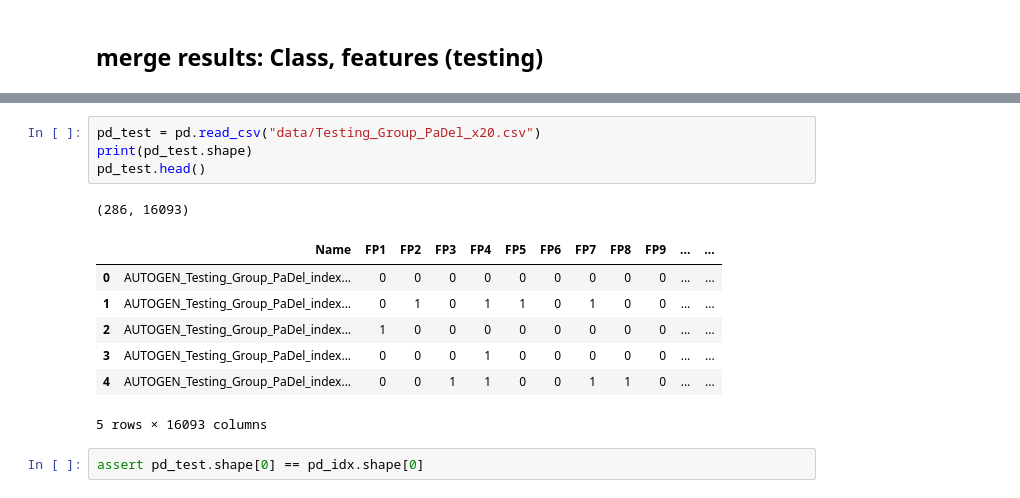
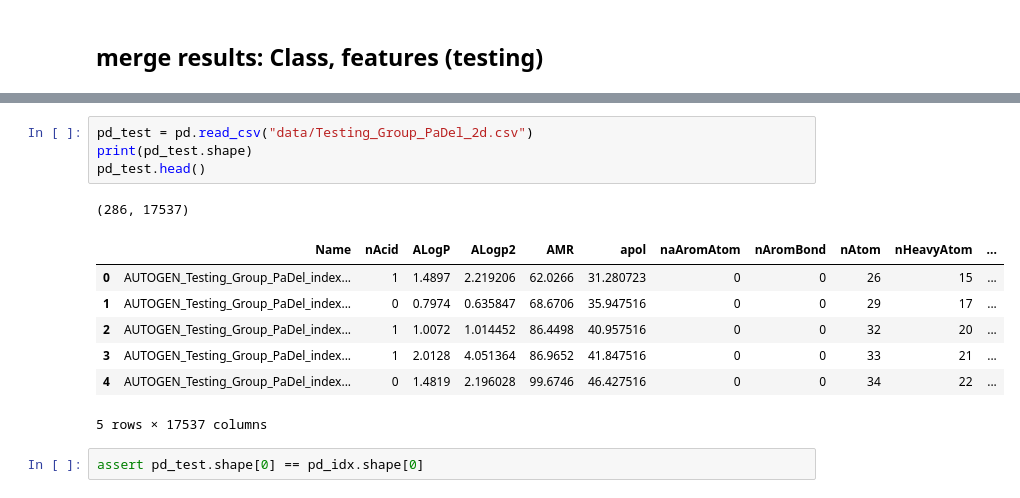
Before and after one commit to ongxuanhong/dili-drug-liver-interaction, a Jupyter notebook: 01.1_molecular.ipynb, the cells around one changed output, grey strips where cells are left out. Saved outputs shown, nothing was run; the diff lists cells and outputs as text.

```diff
--- a/01.1_molecular.ipynb
+++ b/01.1_molecular.ipynb
@@ -529,18 +533,18 @@ pd_idx.head()
 | 3 | C1CC2=CC=CC=C2C(C3=CC=CC=C31)NCCC... | Hepatotoxicity |
 | 4 | C1=CC=C(C=C1)CN2C3=CC=CC=C3C(=N2)... | Hepatotoxicity |
 # %%
-pd_test = pd.read_csv("data/Testing_Group_PaDel_x20.csv")
+pd_test = pd.read_csv("data/Testing_Group_PaDel_2d.csv")
 print(pd_test.shape)
 pd_test.head()
 # %% [output]
-(286, 16093)
+(286, 17537)
-|  | Name | FP1 | FP2 | FP3 | FP4 | FP5 | FP6 | FP7 | FP8 | FP9 | ... | ... |
-| 0 | AUTOGEN_Testing_Group_PaDel_index... | 0 | 0 | 0 | 0 | 0 | 0 | 0 | 0 | 0 | ... | ... |
-| 1 | AUTOGEN_Testing_Group_PaDel_index... | 0 | 1 | 0 | 1 | 1 | 0 | 1 | 0 | 0 | ... | ... |
-| 2 | AUTOGEN_Testing_Group_PaDel_index... | 1 | 0 | 0 | 0 | 0 | 0 | 0 | 0 | 0 | ... | ... |
-| 3 | AUTOGEN_Testing_Group_PaDel_index... | 0 | 0 | 0 | 1 | 0 | 0 | 0 | 0 | 0 | ... | ... |
-| 4 | AUTOGEN_Testing_Group_PaDel_index... | 0 | 0 | 1 | 1 | 0 | 0 | 1 | 1 | 0 | ... | ... |
+|  | Name | nAcid | ALogP | ALogp2 | AMR | apol | naAromAtom | nAromBond | nAtom | nHeavyAtom | ... |
+| 0 | AUTOGEN_Testing_Group_PaDel_index... | 1 | 1.4897 | 2.219206 | 62.0266 | 31.280723 | 0 | 0 | 26 | 15 | ... |
+| 1 | AUTOGEN_Testing_Group_PaDel_index... | 0 | 0.7974 | 0.635847 | 68.6706 | 35.947516 | 0 | 0 | 29 | 17 | ... |
+| 2 | AUTOGEN_Testing_Group_PaDel_index... | 1 | 1.0072 | 1.014452 | 86.4498 | 40.957516 | 0 | 0 | 32 | 20 | ... |
+| 3 | AUTOGEN_Testing_Group_PaDel_index... | 1 | 2.0128 | 4.051364 | 86.9652 | 41.847516 | 0 | 0 | 33 | 21 | ... |
+| 4 | AUTOGEN_Testing_Group_PaDel_index... | 0 | 1.4819 | 2.196028 | 99.6746 | 46.427516 | 0 | 0 | 34 | 22 | ... |
-5 rows × 16093 columns
+5 rows × 17537 columns
 # %%
 assert pd_test.shape[0] == pd_idx.shape[0]
 # %%
```
Also changed, not shown: parts of 12 cells of this notebook, 7 other files.
